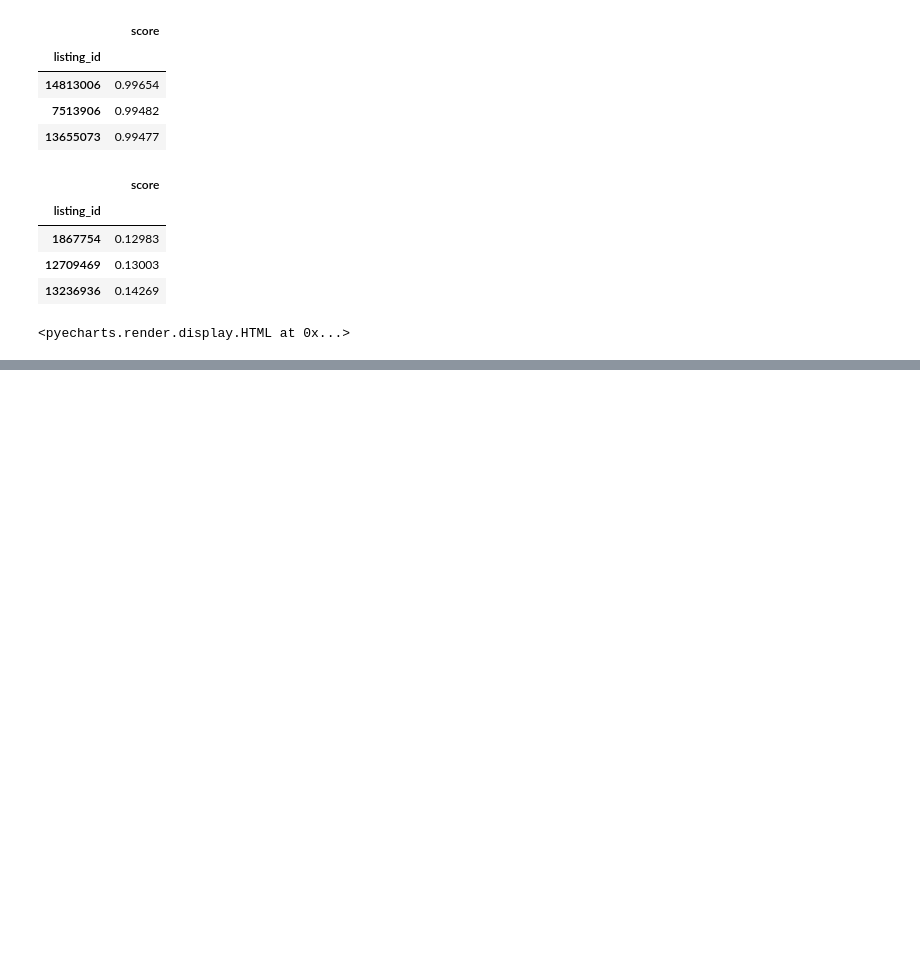
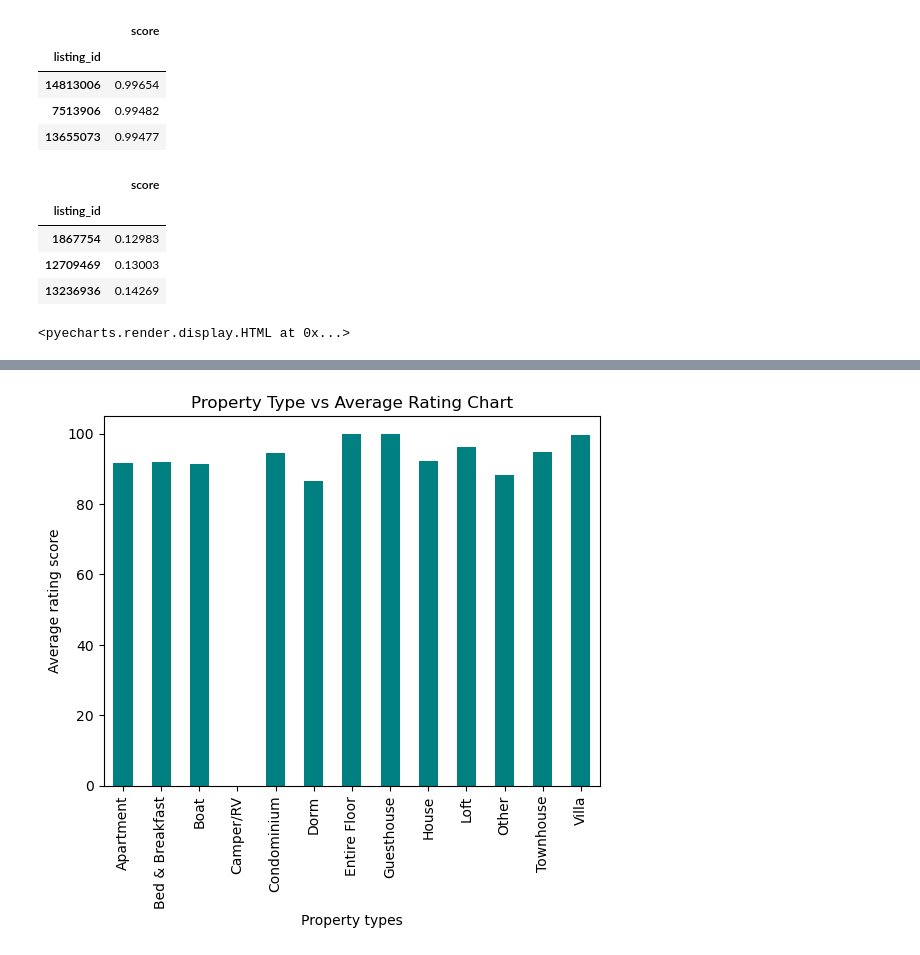
Before and after one commit to Tianyu-Fang/Data-Mining-on-Airbnb-Listings, a Jupyter notebook: data mining group project.ipynb, the cells around one changed output, grey strips where cells are left out. Cells and saved outputs as stored; diff of their text form; code cells hidden in the pictures; blank space fills up the shorter version.

```diff
--- a/data mining group project.ipynb
+++ b/data mining group project.ipynb
@@ -228,0 +462,7 @@ comment_wordcloud.render_notebook()
+# %%
+ratings_per_property_type.plot(kind='bar',color='teal');
+plt.xlabel('Property types')
+plt.ylabel('Average rating score')
+plt.title('Property Type vs Average Rating Chart');
+# %% [output]
+[figure, added]
```
Also changed, not shown: parts of 23 cells of this notebook.
